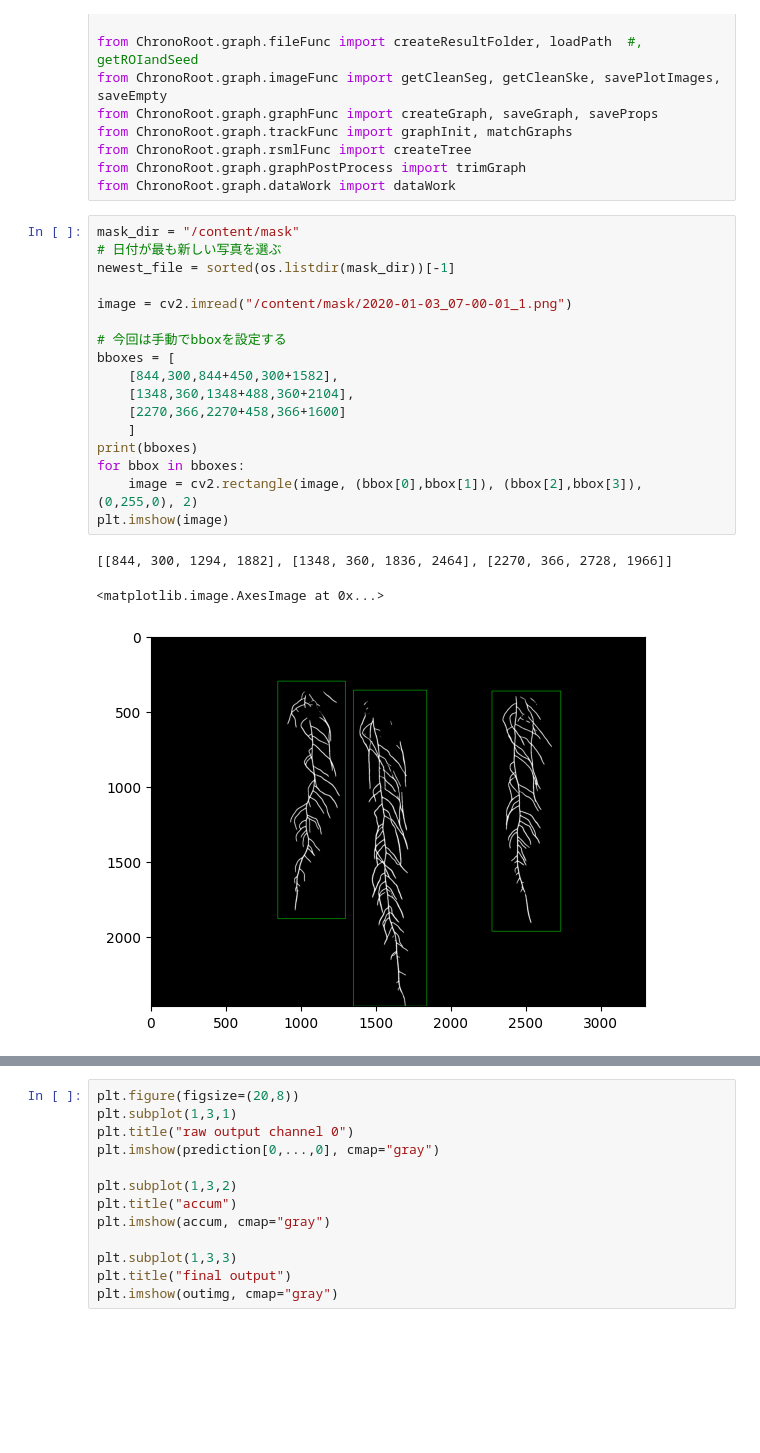
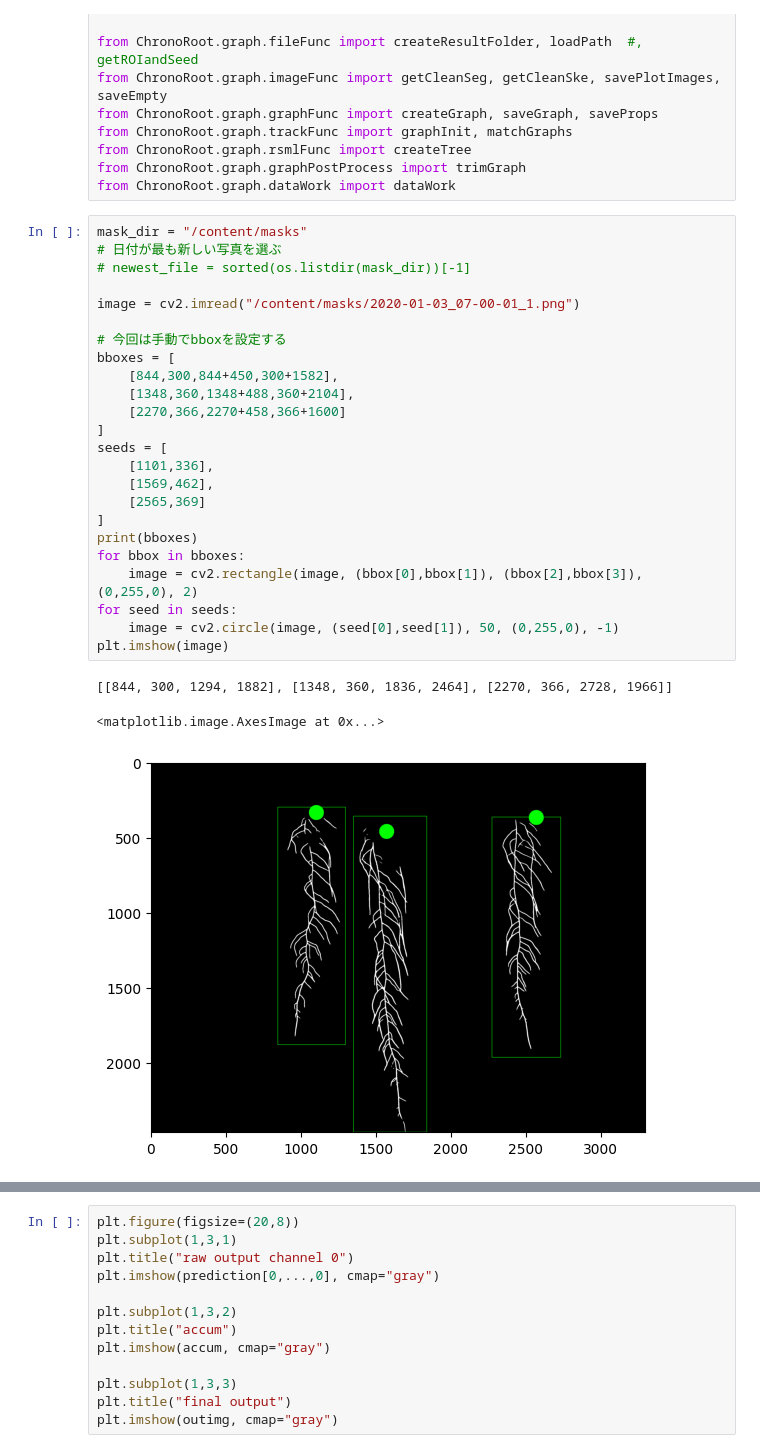
Before and after one commit to phytometrics/plant_phenotyping_python, a Jupyter notebook: notebooks/chronoroot.ipynb, the cells around one changed output, grey strips where cells are left out. Saved outputs shown, nothing was run; the diff lists cells and outputs as text; blank space fills up the shorter version.

```diff
--- a/notebooks/chronoroot.ipynb
+++ b/notebooks/chronoroot.ipynb
@@ -322,23 +299,30 @@ from ChronoRoot.graph.rsmlFunc import createTree
 from ChronoRoot.graph.graphPostProcess import trimGraph
 from ChronoRoot.graph.dataWork import dataWork
 # %%
-mask_dir = "/content/mask"
+mask_dir = "/content/masks"
 # 日付が最も新しい写真を選ぶ
-newest_file = sorted(os.listdir(mask_dir))[-1]
+# newest_file = sorted(os.listdir(mask_dir))[-1]
 
-image = cv2.imread("/content/mask/2020-01-03_07-00-01_1.png")
+image = cv2.imread("/content/masks/2020-01-03_07-00-01_1.png")
 
 # 今回は手動でbboxを設定する
 bboxes = [
     [844,300,844+450,300+1582],
     [1348,360,1348+488,360+2104],
     [2270,366,2270+458,366+1600]
-    ]
+]
+seeds = [
+    [1101,336],
+    [1569,462],
+    [2565,369]
+]
 print(bboxes)
 for bbox in bboxes:
     image = cv2.rectangle(image, (bbox[0],bbox[1]), (bbox[2],bbox[3]), (0,255,0), 2)
+for seed in seeds:
+    image = cv2.circle(image, (seed[0],seed[1]), 50, (0,255,0), -1)
 plt.imshow(image)
 # %% [output]
 [[844, 300, 1294, 1882], [1348, 360, 1836, 2464], [2270, 366, 2728, 1966]]
 <matplotlib.image.AxesImage at 0x...>
-[figure, old version]
+[figure, new version]
```
Also changed, not shown: parts of 9 cells of this notebook.
